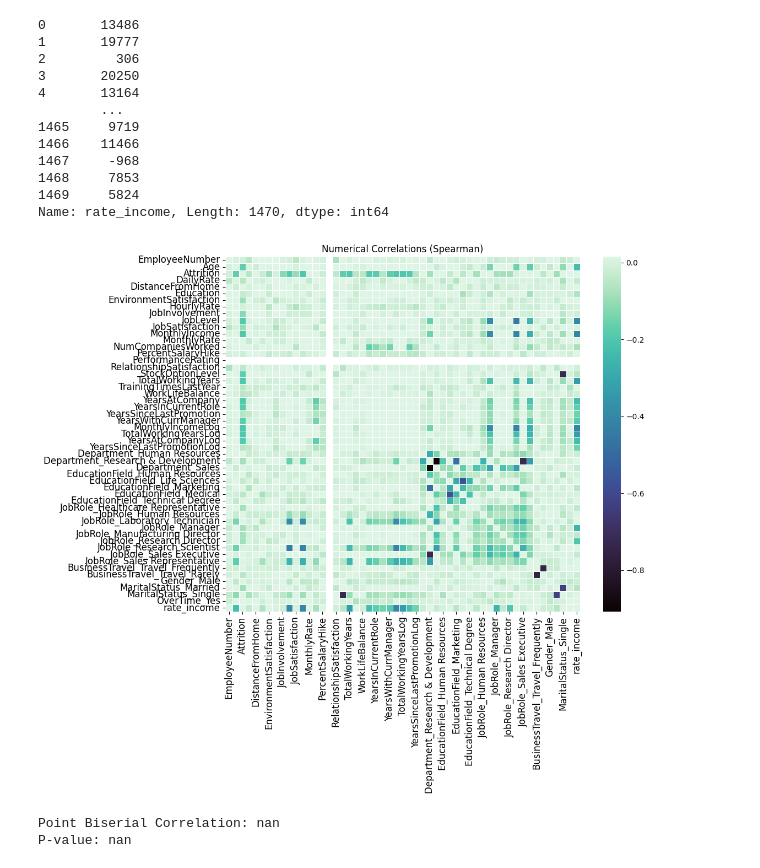
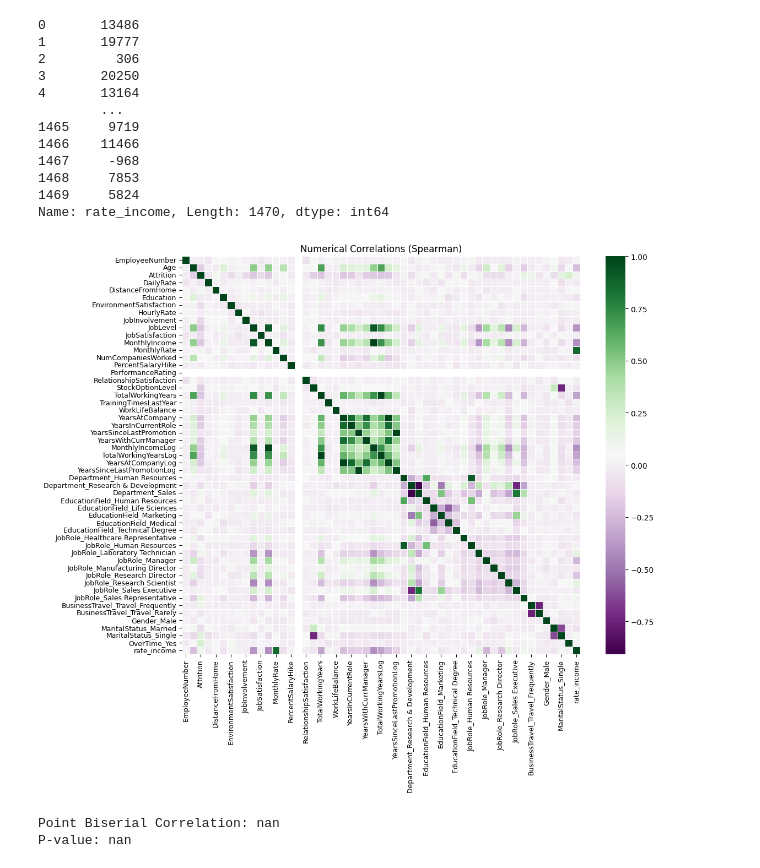
Before and after one commit to filipe-carmo/EDSB25_10, a Jupyter notebook: 3. Feature Eng and Feature Selection.ipynb, the cells around one changed output. Drawn from its saved outputs; the diff is of its cells as text; code cells hidden in the pictures.

```diff
--- a/3. Feature Eng and Feature Selection.ipynb
+++ b/3. Feature Eng and Feature Selection.ipynb
@@ -143,20 +143,20 @@ Name: rate_income, Length: 1470, dtype: int64
 # %%
 correlation1 = HR_1_1.corr(method='spearman', numeric_only=True)
 
 numeric_cols = HR_1_1.select_dtypes(include=['number']).columns
 
 #scaler = MinMaxScaler()
 #correlation1[numeric_cols] = scaler.fit_transform(correlation1[numeric_cols])
 
 plt.figure(figsize=(12, 10))
-sns.heatmap(correlation1, vmax=0.015, cmap="mako", square=True, linewidths=0.5, annot=False)
+sns.heatmap(correlation1, cmap="PRGn", square=True, linewidths=0.5, annot=False)
 plt.title("Numerical Correlations (Spearman)")
-plt.xticks(rotation=90, fontsize=12)
-plt.yticks(rotation=0, fontsize=12)
+plt.xticks(rotation=90, fontsize=9)
+plt.yticks(rotation=0, fontsize=9)
 plt.tight_layout()
 plt.show()
 # %% [output]
-[figure, old version]
+[figure, new version]
 # %%
 from scipy.stats import pointbiserialr
 
```
Also changed, not shown: parts of 5 cells of this notebook.
